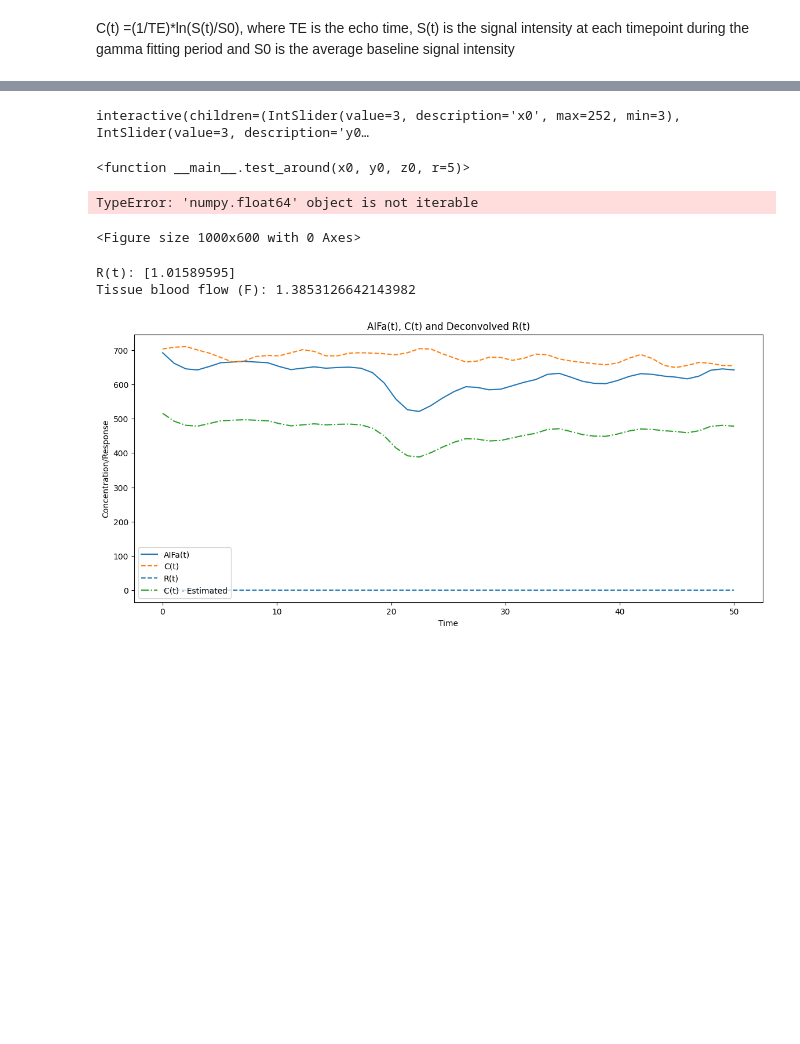
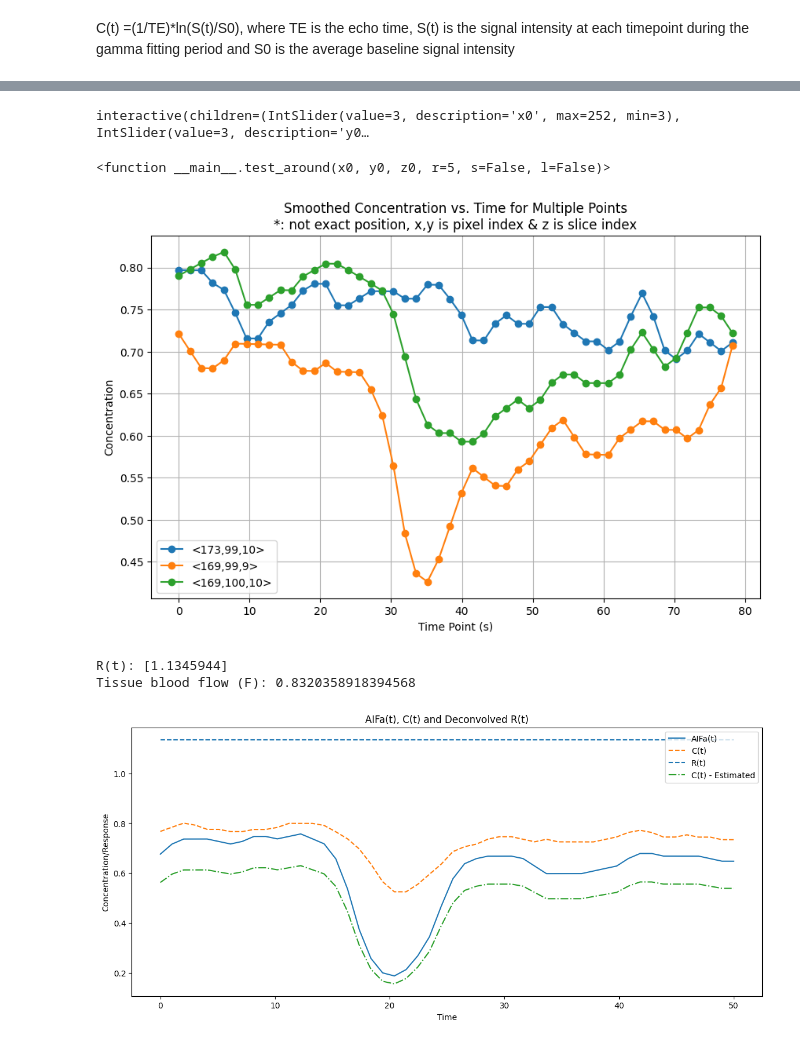
Before and after one commit to qqgjyx/MATH-Group, a Jupyter notebook: main.ipynb, the cells around one changed output, grey strips where cells are left out. Saved outputs shown, nothing was run; the diff lists cells and outputs as text; code cells hidden in the pictures; blank space fills up the shorter version.

```diff
--- a/main.ipynb
+++ b/main.ipynb
@@ -270,12 +266,10 @@ plt_pointss(xyztuples,legend_on=True)
 # %%
-
-
-def test_around(x0,y0,z0,r=5):
+def test_around(x0,y0,z0,r=5,s=False, l=False):
     xyztuples=[]
     for x in range(x0-r,x0+r+1):
         for y in range(y0-r,y0+r+1):
             xyztuples.append((x,y,z0))
-    plt_pointss(xyztuples)
+    plt_pointss(xyztuples, smooth=s, legend_on=l)
 
 r = 3
 
@@ -284,20 +278,20 @@ interact(test_around,
          x0=IntSlider(min=r, max=255-r, step=1),
          y0=IntSlider(min=r, max=255-r, step=1),
          r=r,
+         l=False
          )
 # %% [output]
 interactive(children=(IntSlider(value=3, description='x0', max=252, min=3), IntSlider(value=3, description='y0…
-<function __main__.test_around(x0, y0, z0, r=5)>
+<function __main__.test_around(x0, y0, z0, r=5, s=False, l=False)>
 # %%
 xyztuples = [
     (173,99,10),
     (169,99,9),
     (169,100,10),
     ]
-plt_pointss(xyztuples)
+plt_pointss(xyztuples, legend_on=True)
 # %% [output]
-TypeError: 'numpy.float64' object is not iterable
-<Figure size 1000x600 with 0 Axes>
+[figure, added]
 # %%
 def read_point4time(x,y,z):
     """Read time points for a given slice."""
@@ -325,13 +319,13 @@ def calculate_R_F_for_multiple_tissue_points(aif_pixel, tissue_pixel):
 
     # Apply deconvolution
     R_t, remainder = deconvolve(tissue_concentration, aif_concentration)
-    F = np.sum(R_t) / kH  # Adjusted calculation for F
+    F = np.sum(R_t) * kH  # Adjusted calculation for F
 
     return R_t, F
 
 # Example usage
-aif_pixel = (169, 99, 9)  # AIF pixel coordinates
-tissue_pixel = (173,99,10)
+aif_pixel = (171, 110, 9)  # AIF pixel coordinates
+tissue_pixel = (173, 103,10)
 
 R_t, F= calculate_R_F_for_multiple_tissue_points(aif_pixel, tissue_pixel)
 
@@ -359,8 +353,8 @@ plt.legend()
 plt.title('AIFa(t), C(t) and Deconvolved R(t)')
 plt.show()
 # %% [output]
-R(t): [1.01589595]
-Tissue blood flow (F): 1.3853126642143982
+R(t): [1.1345944]
+Tissue blood flow (F): 0.8320358918394568
-[figure, old version]
+[figure, new version]
 # %%
 print(read_point4concentration(tissue_pixel[0], tissue_pixel[1], tissue_pixel[2]))
```
Also changed, not shown: parts of 15 cells of this notebook.
